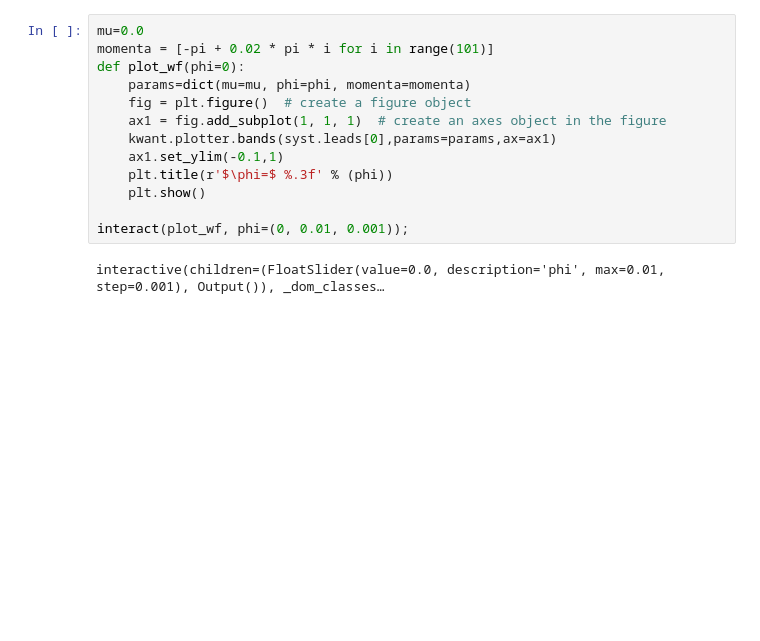
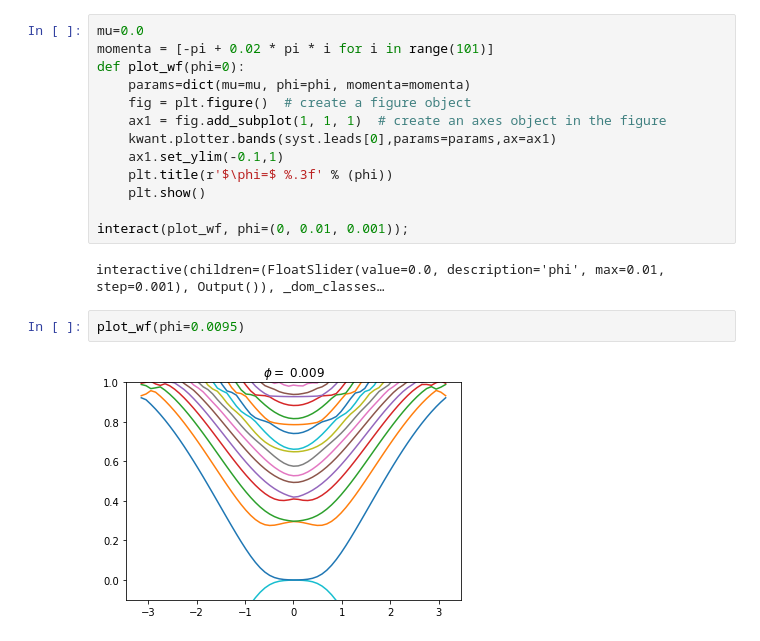
Before and after one commit to hassan-shap/CAR, a Jupyter notebook: graphene_bands.ipynb, the cells around one changed output. Saved outputs shown, nothing was run; the diff lists cells and outputs as text; blank space fills up the shorter version.

```diff
--- a/graphene_bands.ipynb
+++ b/graphene_bands.ipynb
@@ -224,3 +224,7 @@ def plot_wf(phi=0):
 interact(plot_wf, phi=(0, 0.01, 0.001));
 # %% [output]
 interactive(children=(FloatSlider(value=0.0, description='phi', max=0.01, step=0.001), Output()), _dom_classes…
+# %%
+plot_wf(phi=0.0095)
+# %% [output]
+[figure, added]
```
Also changed, not shown: parts of 4 cells of this notebook, 13 other files.
